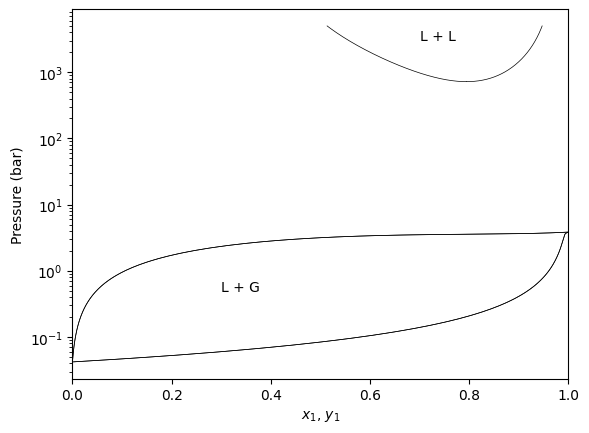
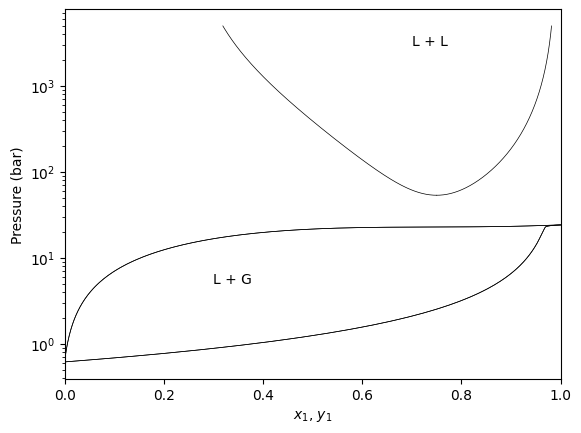
The notebook cell's code change between the first figure and the second:
--- before
+++ after
@@ -1,7 +1,7 @@
-gpec.plot_pxy(temperature=210, color="black", linewidth=0.5)
+gpec.plot_pxy(temperature=260, color="black", linewidth=0.5)
 plt.yscale('log')
 plt.yscale('log')
 
-plt.annotate("L + G", xy=(0.2, 0.5), xytext=(0.3, 0.5))
+plt.annotate("L + G", xy=(0.2, 5.), xytext=(0.3, 5))
 plt.annotate("L + L", xy=(0.7, 3000), xytext=(0.7, 3000))
 plt.xlim(0, 1)

Commit: gpecm